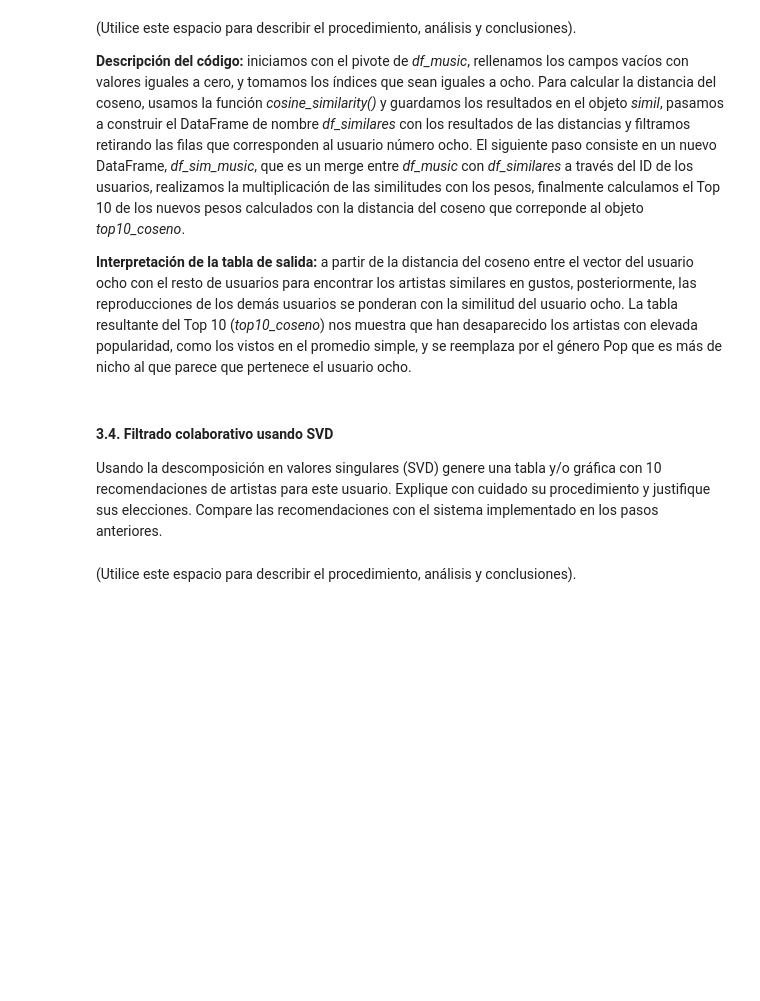
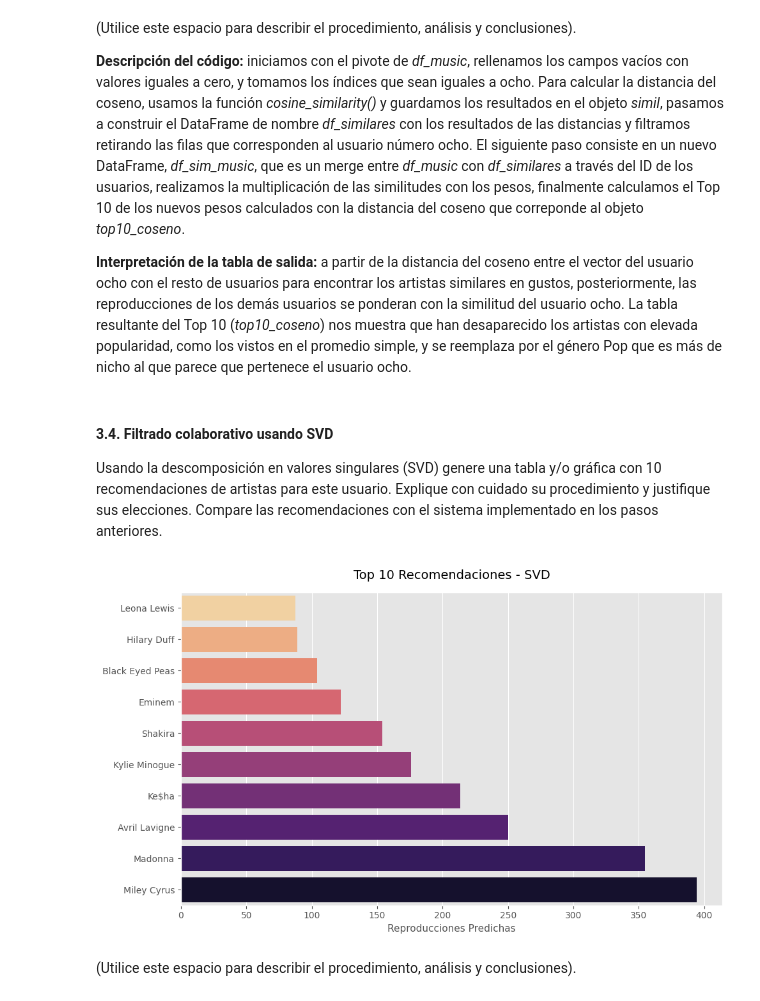
Before and after one commit to fevidals/Aprendizaje-No-Supervisado, a Jupyter notebook: notebooks/S5_LC_Taller_Colab.ipynb, the cells around one changed output. Saved outputs shown, nothing was run; the diff lists cells and outputs as text; code cells hidden in the pictures; blank space fills up the shorter version.

```diff
--- a/notebooks/S5_LC_Taller_Colab.ipynb
+++ b/notebooks/S5_LC_Taller_Colab.ipynb
@@ -438,34 +438,67 @@ Usando la descomposición en valores singulares (SVD) genere una tabla y/o gráf
 
 ## Extraemos los valores numéricos de la matriz y creamos un array de numpy
 R = artist_user.values
 
 ## Sacamos el promedio simple de cada fila de los valores
 user_ratings_mean = np.mean(R, axis = 1)
 
 ## Restamos los promedios a cada valor de la matriz original
 R_demeaned = R - user_ratings_mean.reshape(-1, 1)
 
 ### b. Aplicamos la Descomposición de Valores Singulares (SVD)
 
 ## Tomamos la matriz R_demeaned y la multiplicamos por la matriz U, Sigma y V transpuesta
 U, sigma, Vt = svds(R_demeaned,
                     k = 20)
 
 ## Creamos una matriz 20x20 con los valores singuales en la matriz principal
 sigma = np.diag(sigma)
 
 ### c. Reconstruimos la matriz multiplicando las matrices con np.dot() y revertimos el centrado
 all_user_predicted_ratings = np.dot(np.dot(U, sigma), Vt) + user_ratings_mean.reshape(-1, 1)
 
 ## Construimos un DataFrame con las etiquetas de la matriz anteriormente construida
 preds_df = pd.DataFrame(all_user_predicted_ratings,
                         columns = artist_user.columns,
                         index = artist_user.index)
 
 ### d. Extraemos las predicciones correspondientes al usuario ocho
 user8_preds = preds_df.loc[8].reset_index(name = 'pred_reproducciones')
 
-### e.
+### e. Excluímos los artistas que el usuario ocho ya conoce
+user8_preds = user8_preds[~user8_preds['artistID'].isin(u8_artists_known)]
+
+### f. Eliminamos las filas duplicadas
+artistas_unicos = df_music[['artistID', 'artistName']].drop_duplicates()
+
+### g. Hacemos un merge con el nombre de los artistas
+top10_svd = pd.merge(user8_preds, artistas_unicos, on='artistID')
+
+### h. Creamos el Top 10 y lo ordenamos de mayor a menor
+top10_svd = top10_svd.sort_values(by = 'pred_reproducciones',
+                                  ascending = False).head(10)
+
+### i.
+
+plt.figure(figsize=(10, 6))
+sns.barplot(x = 'pred_reproducciones',
+            y = 'artistName',
+            data = top10_svd,
+            hue = 'artistName',
+            palette = 'magma',
+            legend = False)
+
+plt.title('Top 10 Recomendaciones - SVD',
+          fontsize = 14,
+          pad = 15)
+plt.xlabel('Reproducciones Predichas',
+           fontsize = 11)
+plt.ylabel('')
+plt.gca().invert_yaxis()
+plt.tight_layout()
+plt.show()
+# %% [output]
+[figure, added]
 # %% [markdown]
 (Utilice este espacio para describir el procedimiento, análisis y conclusiones).
 # %% [markdown]
```
